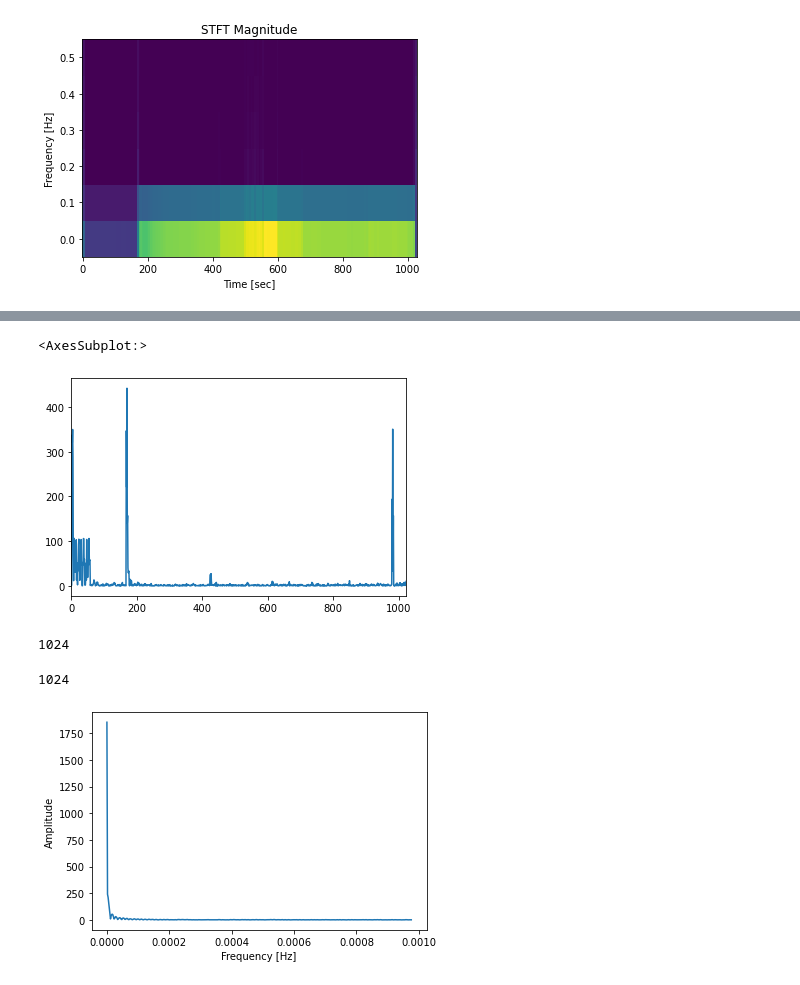
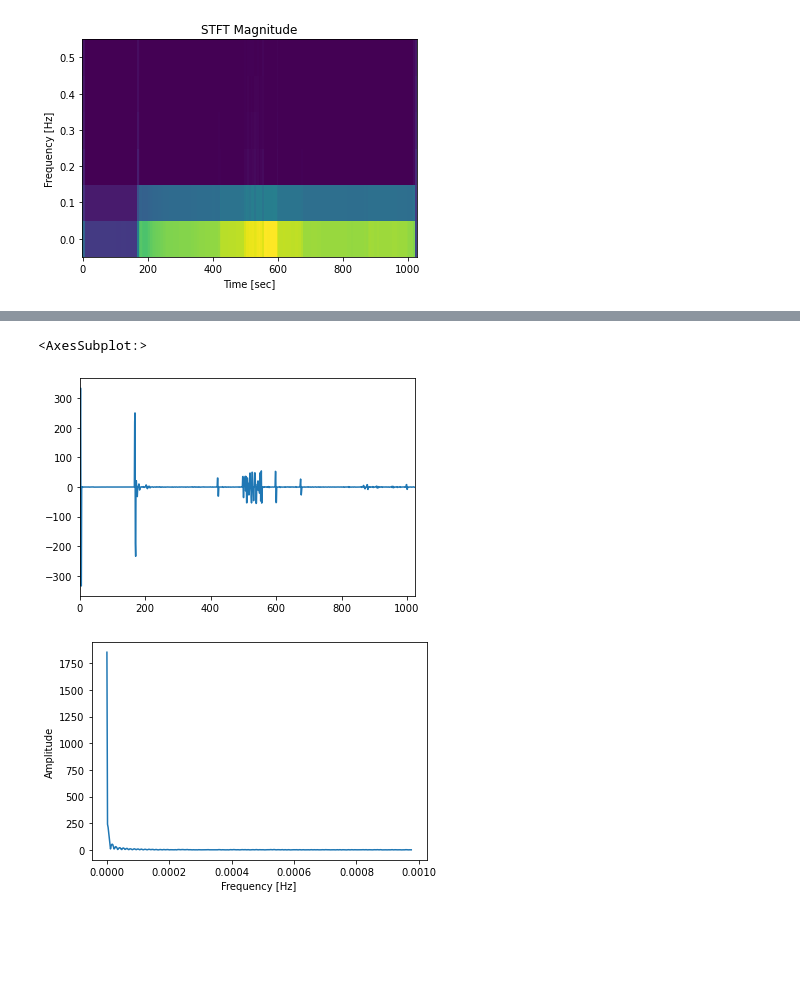
Before and after one commit to caxefaizan/RNN_Model, a Jupyter notebook: Get Data.ipynb, the cells around one changed output, grey strips where cells are left out. Drawn from its saved outputs; the diff is of its cells as text; code cells hidden in the pictures; blank space fills up the shorter version.

```diff
--- a/Get Data.ipynb
+++ b/Get Data.ipynb
@@ -21,3 +21,6 @@ df[:600][('power','active')].plot()
 # %% [output]
 <AxesSubplot:>
 [figure]
+# %%
+aa = next(data['air conditioner'].load())[('power','active')]
+aa.plot()
@@ -74,4 +82,6 @@ pd.Series(e).plot()
 <AxesSubplot:>
 [figure]
 # %%
-e = scipy.signal.medfilt(e, kernel_size=None)
+aa = scipy.signal.medfilt(aa, kernel_size=None)
+
+pd.Series(aa).plot()
@@ -105,5 +319,6 @@ ValueError: operands could not be broadcast together with shapes (6,206) (6,)
 # %%
-pd.Series((np.abs((np.gradient(np.gradient(e)))))).plot()
+c = (np.abs(((np.gradient(e)))))
+pd.Series((np.gradient(c))).plot()
 # %% [output]
 <AxesSubplot:>
-[figure, old version]
+[figure, new version]
@@ -112,13 +325,5 @@ c = (np.abs((np.gradient(np.gradient(e)))))
-# %%
-e.size
-# %% [output]
-1024
 # %%
 fft = scipy.fft.fft(e)
-# %%
-fft.size
-# %% [output]
-1024
 # %%
 T = 512  # sampling interval
 N = e.size
```
Also changed, not shown: parts of 47 cells of this notebook.
